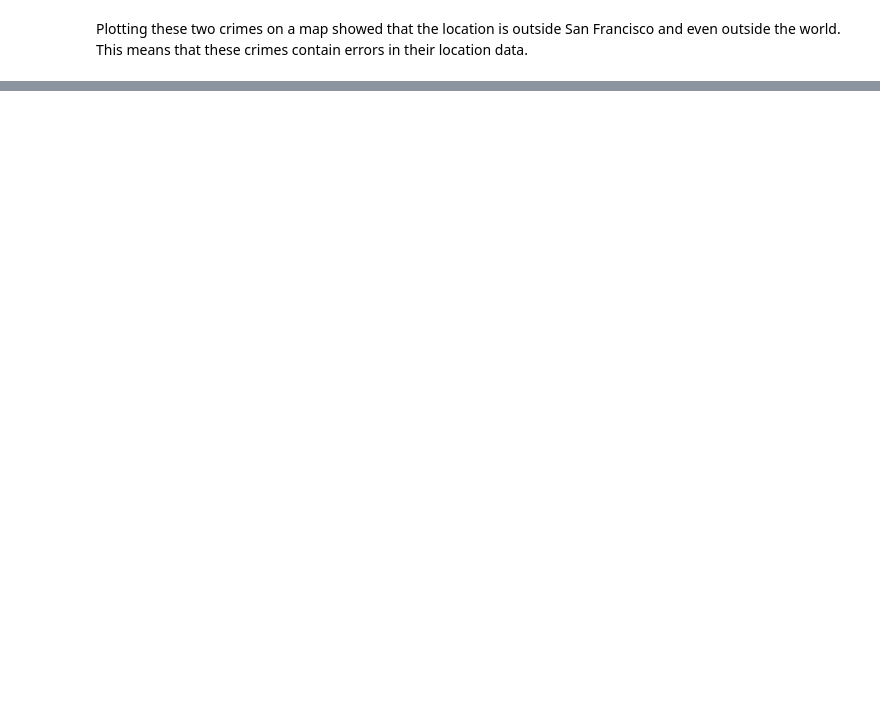
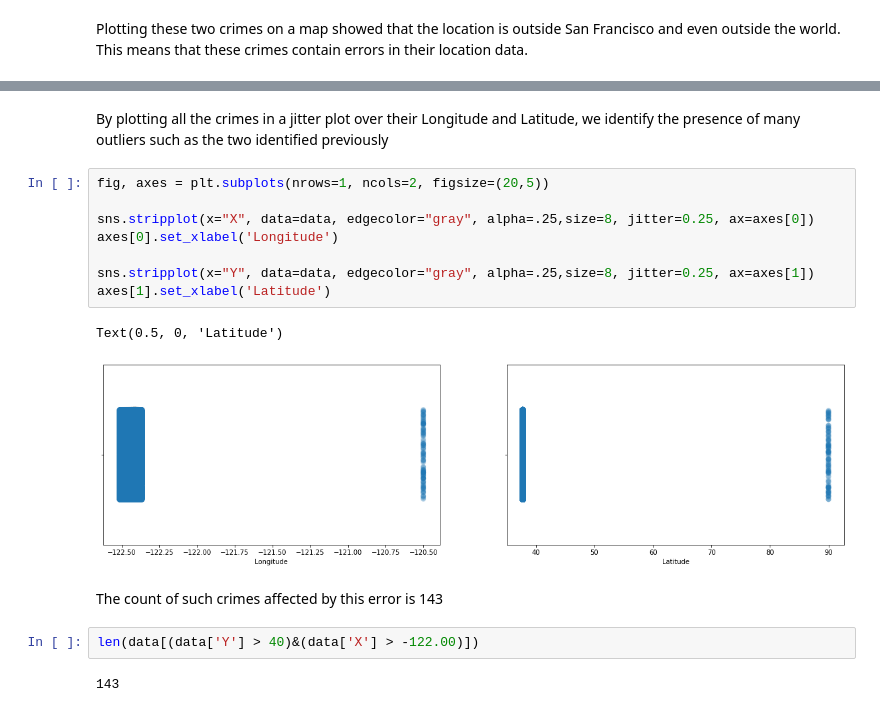
Before and after one commit to IncioMan/socialdata, a Jupyter notebook: Assignments/Part5.ipynb, the cells around one changed output, grey strips where cells are left out. Saved outputs shown, nothing was run; the diff lists cells and outputs as text; blank space fills up the shorter version.

```diff
--- a/Assignments/Part5.ipynb
+++ b/Assignments/Part5.ipynb
@@ -221,3 +221,22 @@ for index, crime_occ in crime_data[crime_data.Y > 80].iterrows():
 heat_map
 # %% [output]
 [interactive output not drawn]
+# %% [markdown]
+By plotting all the crimes in a jitter plot over their Longitude and Latitude, we identify the presence of many outliers such as the two identified previously
+# %%
+fig, axes = plt.subplots(nrows=1, ncols=2, figsize=(20,5))
+
+sns.stripplot(x="X", data=data, edgecolor="gray", alpha=.25,size=8, jitter=0.25, ax=axes[0])
+axes[0].set_xlabel('Longitude')
+
+sns.stripplot(x="Y", data=data, edgecolor="gray", alpha=.25,size=8, jitter=0.25, ax=axes[1])
+axes[1].set_xlabel('Latitude')
+# %% [output]
+Text(0.5, 0, 'Latitude')
+[figure, added]
+# %% [markdown]
+The count of such crimes affected by this error is 143
+# %%
+len(data[(data['Y'] > 40)&(data['X'] > -122.00)])
+# %% [output]
+143
```
Also changed, not shown: parts of 3 cells of this notebook.
